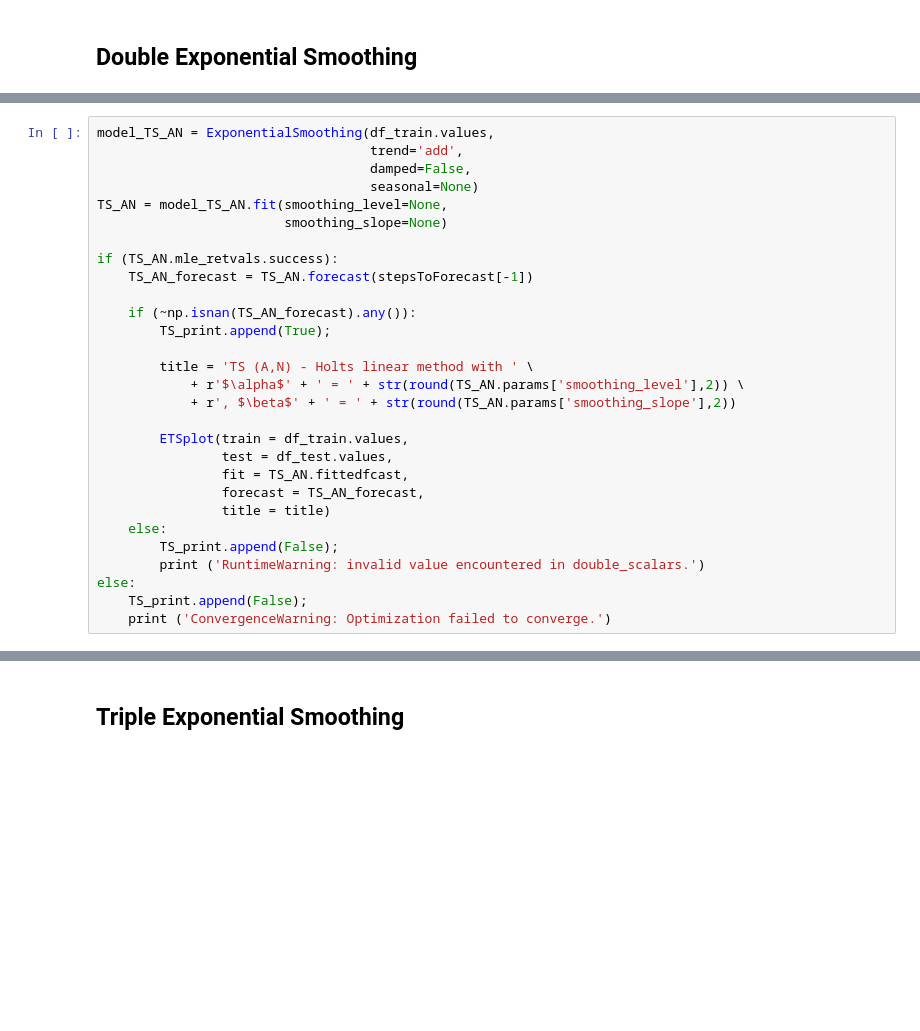
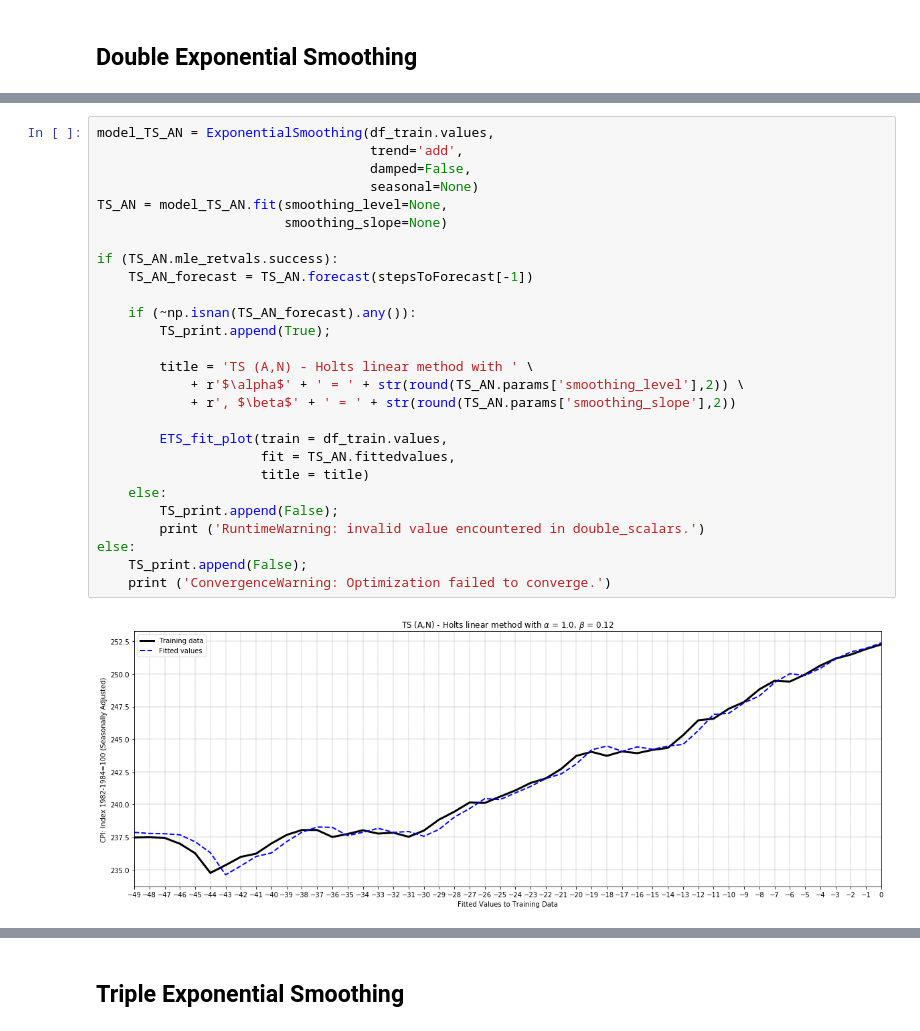
Before and after one commit to DidierRLopes/UnivariateTimeSeriesForecast, a Jupyter notebook: ExponenTialSmoothing.ipynb, the cells around one changed output, grey strips where cells are left out. Cells and saved outputs as stored; diff of their text form; blank space fills up the shorter version.

```diff
--- a/ExponenTialSmoothing.ipynb
+++ b/ExponenTialSmoothing.ipynb
@@ -170,30 +215,30 @@ Prediction for 21 step: MAE = 158.61 (3.18%)
 # %%
 model_TS_AN = ExponentialSmoothing(df_train.values,
                                    trend='add',
                                    damped=False,
                                    seasonal=None)
 TS_AN = model_TS_AN.fit(smoothing_level=None,
                         smoothing_slope=None)
 
 if (TS_AN.mle_retvals.success):
     TS_AN_forecast = TS_AN.forecast(stepsToForecast[-1])
 
     if (~np.isnan(TS_AN_forecast).any()):
         TS_print.append(True);
 
         title = 'TS (A,N) - Holts linear method with ' \
             + r'$\alpha$' + ' = ' + str(round(TS_AN.params['smoothing_level'],2)) \
             + r', $\beta$' + ' = ' + str(round(TS_AN.params['smoothing_slope'],2))
 
-        ETSplot(train = df_train.values,
-                test = df_test.values,
-                fit = TS_AN.fittedfcast,
-                forecast = TS_AN_forecast,
-                title = title)
+        ETS_fit_plot(train = df_train.values,
+                     fit = TS_AN.fittedvalues,
+                     title = title)
     else:
         TS_print.append(False);
         print ('RuntimeWarning: invalid value encountered in double_scalars.')
 else:
     TS_print.append(False);
     print ('ConvergenceWarning: Optimization failed to converge.')
+# %% [output]
+[figure, added]
 # %% [markdown]
```
Also changed, not shown: parts of 98 cells of this notebook, 2 other files.
